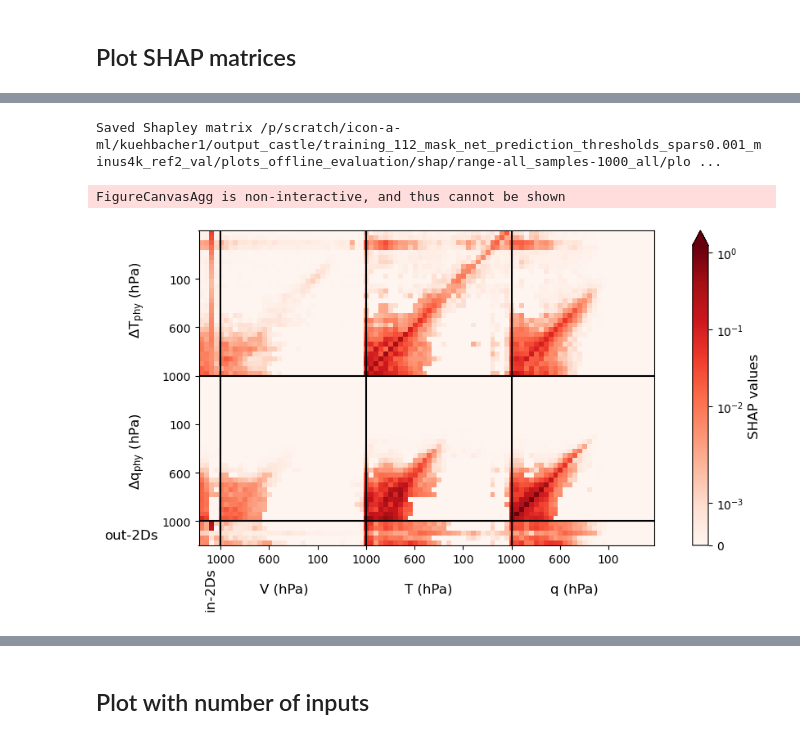
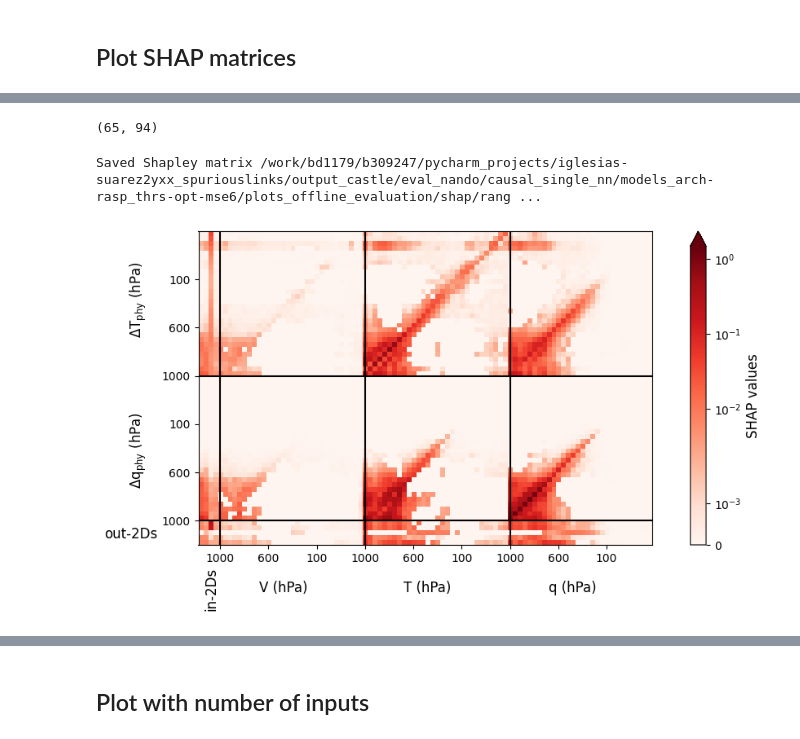
Before and after one commit to EyringMLClimateGroup/kuehbacher24ICMLA_PCMasking, a Jupyter notebook: notebooks_castle_offline_evaluation/offline_evaluation_shapley.ipynb, the cells around one changed output, grey strips where cells are left out. Drawn from its saved outputs; the diff is of its cells as text; code cells hidden in the pictures.

```diff
--- a/notebooks_castle_offline_evaluation/offline_evaluation_shapley.ipynb
+++ b/notebooks_castle_offline_evaluation/offline_evaluation_shapley.ipynb
@@ -308,15 +313,15 @@ print(output_dir)
 # %%
 metric = "abs_mean"
-shap_matrix_abs_mean, input_inverse_idx2var_abs_mean, output_vars_abs_mean = calculate_shap_matrix(setup, shap_dict_per_var, metric)
-fig_abs_mean, ax_abs_mean = plot_matrix_shap("0K", "mask_net_ref2", metric, input_inverse_idx2var_abs_mean, output_vars_abs_mean, shap_matrix_abs_mean, save=output_dir)
-
-plt.savefig(os.path.join(output_dir, "SHAP_values_mask_net_ref2_4K_abs_mean.pdf"), format="pdf", bbox_inches="tight")
-
-fig_abs_mean.show()
+shap_matrix_abs_mean, input_inverse_idx2var_abs_mean, output_vars_abs_mean = \
+    calculate_shap_matrix(setup, shap_dict_per_var, metric)
+shap_matrix_abs_mean.shape
 # %% [output]
-Saved Shapley matrix /p/scratch/icon-a-ml/kuehbacher1/output_castle/training_112_mask_net_prediction_thresholds_spars0.001_minus4k_ref2_val/plots_offline_evaluation/shap/range-all_samples-1000_all/plo ...
+(65, 94)
-FigureCanvasAgg is non-interactive, and thus cannot be shown
-[figure, removed]
+# %%
+fig_abs_mean, ax_abs_mean = plot_matrix_shap("0K", "causal_nn", metric, input_inverse_idx2var_abs_mean, output_vars_abs_mean, shap_matrix_abs_mean, save=output_dir)
+# %% [output]
+Saved Shapley matrix /work/bd1179/b309247/pycharm_projects/iglesias-suarez2yxx_spuriouslinks/output_castle/eval_nando/causal_single_nn/models_arch-rasp_thrs-opt-mse6/plots_offline_evaluation/shap/rang ...
+[figure, added]
 # %%
 metric = "abs_mean_sign"
 shap_matrix_abs_mean_sign, input_inverse_idx2var_abs_mean_sign, output_vars_abs_mean_sign = calculate_shap_matrix(setup, shap_dict_per_var, metric)
```
Also changed, not shown: parts of 12 cells of this notebook.
